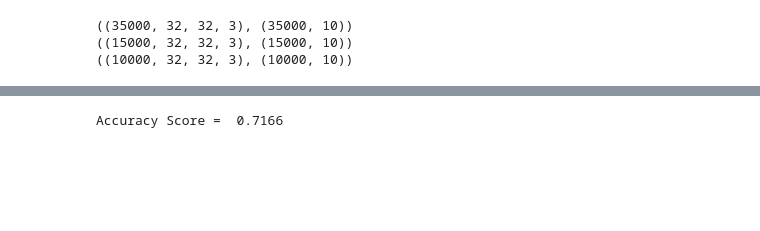
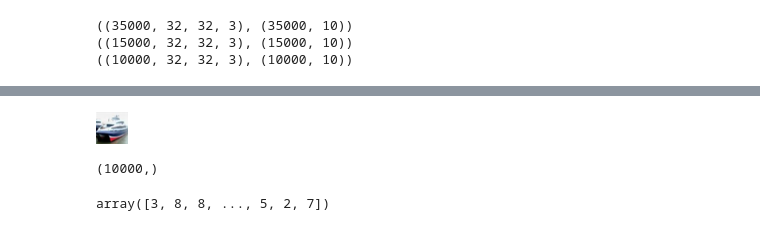
Before and after one commit to shinzokuro/Cnn, a Jupyter notebook: alexnet1.ipynb, the cells around one changed output, grey strips where cells are left out. Saved outputs shown, nothing was run; the diff lists cells and outputs as text; code cells hidden in the pictures; blank space fills up the shorter version.

```diff
--- a/alexnet1.ipynb
+++ b/alexnet1.ipynb
@@ -260,7 +204,8 @@ Normalized confusion matrix
-# %%
-#Classification accuracy
-from sklearn.metrics import accuracy_score
-acc_score = accuracy_score(y_true, y_pred)
-print('Accuracy Score = ', acc_score)
-# %% [output]
-Accuracy Score =  0.7166
+# %%
+from keras_preprocessing.image import array_to_img
+f = x_test[1][:][:][:]
+f = array_to_img(f)
+# %%
+f
+# %% [output]
+[figure, added]
@@ -266,0 +216,8 @@ Accuracy Score =  0.7166
+# %%
+r.shape
+# %% [output]
+(10000,)
+# %%
+r
+# %% [output]
+array([3, 8, 8, ..., 5, 2, 7])
```
Also changed, not shown: parts of 9 cells of this notebook.
